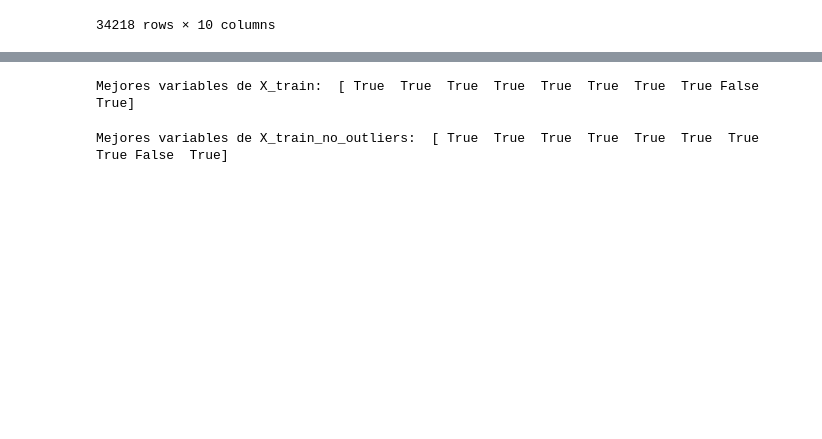
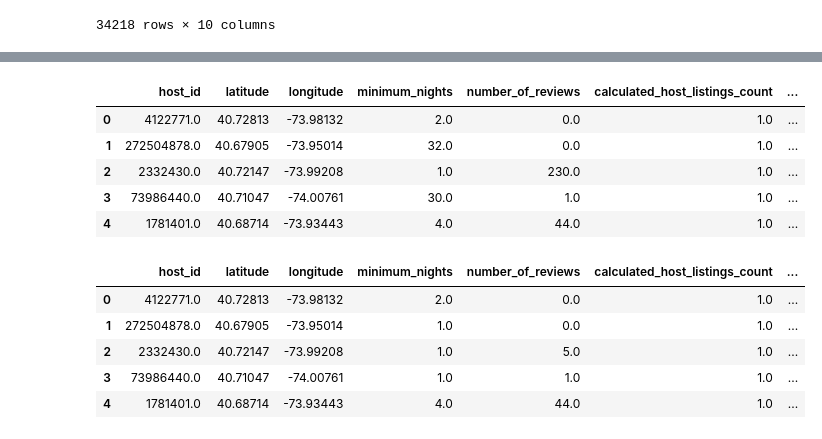
Before and after one commit to silvy8a/machine-learning-python-template, a Jupyter notebook: src/explore.ipynb, the cells around one changed output, grey strips where cells are left out. Drawn from its saved outputs; the diff is of its cells as text; code cells hidden in the pictures; blank space fills up the shorter version.

```diff
--- a/src/explore.ipynb
+++ b/src/explore.ipynb
@@ -572,26 +574,46 @@ X_test_no_outliers_scal.to_excel("/workspaces/machine-learning-python-template/d
 # %%
 from sklearn.feature_selection import f_classif, SelectKBest
 
-selector_model = SelectKBest(f_classif, k = 9)
-selector_model.fit(X_train, y_train)
+#Feature selection (X_train + X_test)
+selection_model = SelectKBest(f_classif, k = 9)
+selection_model.fit(X_train, y_train)
+bv_X_train = selection_model.get_support()
+X_train_sel = pd.DataFrame(selection_model.transform(X_train), columns = X_train.columns.values[bv_X_train])
+X_test_sel = pd.DataFrame(selection_model.transform(X_test), columns = X_test.columns.values[bv_X_train])
 
-best_variables_X_train = selector_model.get_support()
-print("Mejores variables de X_train: ", best_variables_X_train)
-X_train_sel = pd.DataFrame(selector_model.transform(X_train))
+#Saving X_train_sel + X_test_sel after feature selection
+X_train_sel["price"] = list(y_train)
+X_test_sel["price"] = list(y_test)
 
-#Saving dataset after feature selection
-X_train_sel.to_excel("/workspaces/machine-learning-python-template/data/processed/X_train_sel.xlsx", index = False)
+X_train_sel.to_excel("/workspaces/machine-learning-python-template/data/processed/total_data_train_sel.xlsx", index = False)
+X_test_sel.to_excel("/workspaces/machine-learning-python-template/data/processed/total_data_test_sel.xlsx", index = False)
+X_train_sel.head()
 # %% [output]
-Mejores variables de X_train:  [ True  True  True  True  True  True  True  True False  True]
+|  | host_id | latitude | longitude | minimum_nights | number_of_reviews | calculated_host_listings_count | ... |
+| 0 | 4122771.0 | 40.72813 | -73.98132 | 2.0 | 0.0 | 1.0 | ... |
+| 1 | 272504878.0 | 40.67905 | -73.95014 | 32.0 | 0.0 | 1.0 | ... |
+| 2 | 2332430.0 | 40.72147 | -73.99208 | 1.0 | 230.0 | 1.0 | ... |
+| 3 | 73986440.0 | 40.71047 | -74.00761 | 30.0 | 1.0 | 1.0 | ... |
+| 4 | 1781401.0 | 40.68714 | -73.93443 | 4.0 | 44.0 | 1.0 | ... |
 # %%
-selector_model = SelectKBest(f_classif, k = 9)
-selector_model.fit(X_train_no_outliers, y_train)
+#Feature selection (X_train_no_outliers + X_test_no_outliers)
+selection_model = SelectKBest(f_classif, k = 9)
+selection_model.fit(X_train_no_outliers, y_train)
+bv_X_train_no_outliers = selection_model.get_support()
+X_train_no_outliers_sel = pd.DataFrame(selection_model.transform(X_train_no_outliers), columns = X_train.columns.values[bv_X_train_no_outliers])
+X_test_no_outliers_sel = pd.DataFrame(selection_model.transform(X_test_no_outliers), columns = X_test.columns.values[bv_X_train_no_outliers])
 
-best_variables_X_train_no_outliers = selector_model.get_support()
-print("Mejores variables de X_train_no_outliers: ", best_variables_X_train_no_outliers)
-X_train_no_outliers_sel = pd.DataFrame(selector_model.transform(X_train_no_outliers))
+#Saving X_train_no_outliers_sel + X_test_no_outliers_sel after feature selection
+X_train_no_outliers_sel["price"] = list(y_train)
+X_test_no_outliers_sel["price"] = list(y_test)
 
-#Saving dataset after feature selection
-X_train_no_outliers_sel.to_excel("/workspaces/machine-learning-python-template/data/processed/X_train_no_outliers_sel.xlsx", index = False)
+X_train_no_outliers_sel.to_excel("/workspaces/machine-learning-python-template/data/processed/total_data_no_outliers_train_sel.xlsx", index = False)
+X_test_no_outliers_sel.to_excel("/workspaces/machine-learning-python-template/data/processed/total_data_no_outliers_test_sel.xlsx", index = False)
+X_train_no_outliers_sel.head()
 # %% [output]
-Mejores variables de X_train_no_outliers:  [ True  True  True  True  True  True  True  True False  True]
+|  | host_id | latitude | longitude | minimum_nights | number_of_reviews | calculated_host_listings_count | ... |
+| 0 | 4122771.0 | 40.72813 | -73.98132 | 2.0 | 0.0 | 1.0 | ... |
+| 1 | 272504878.0 | 40.67905 | -73.95014 | 1.0 | 0.0 | 1.0 | ... |
+| 2 | 2332430.0 | 40.72147 | -73.99208 | 1.0 | 5.0 | 1.0 | ... |
+| 3 | 73986440.0 | 40.71047 | -74.00761 | 1.0 | 1.0 | 1.0 | ... |
+| 4 | 1781401.0 | 40.68714 | -73.93443 | 4.0 | 44.0 | 1.0 | ... |
```
Also changed, not shown: parts of 10 cells of this notebook.
